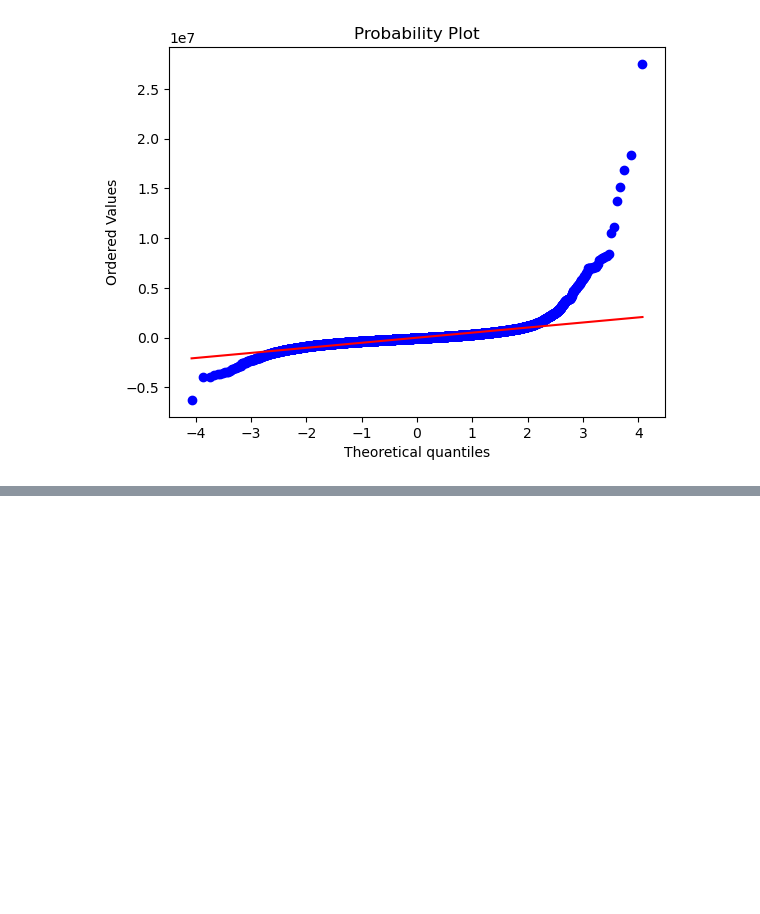
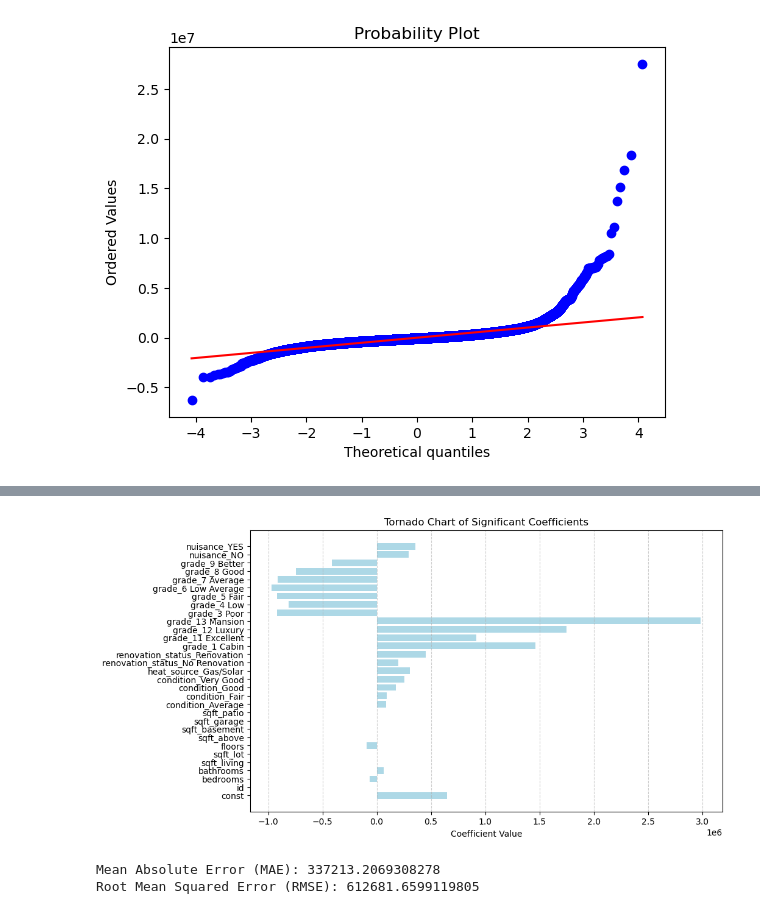
Before and after one commit to jguzzo522/project2house, a Jupyter notebook: housepj2.ipynb, the cells around one changed output, grey strips where cells are left out. Saved outputs shown, nothing was run; the diff lists cells and outputs as text; code cells hidden in the pictures; blank space fills up the shorter version.

```diff
--- a/housepj2.ipynb
+++ b/housepj2.ipynb
@@ -1367,0 +1894,33 @@ print(model.summary())
+# %%
+# Create a tornado chart using significant variable names and coefficients
+plt.figure(figsize=(10, 6))
+plt.barh(range(len(significant_vars2)), significant_vars2.values, color='lightblue')
+plt.yticks(range(len(significant_vars2)), significant_vars2.index)
+plt.xlabel('Coefficient Value')
+plt.title('Tornado Chart of Significant Coefficients')
+plt.grid(axis='x', linestyle='--', alpha=0.6)
+plt.show()
+# %% [output]
+[figure, added]
+# %%
+from sklearn.metrics import mean_absolute_error, mean_squared_error
+import numpy as np
+
+# Make predictions using the significant variables
+predictions_significant2 = modelsig2.predict(predictors_int)
+
+# Actual target values
+actual_values = df_cleaned2['price']
+
+# Calculate Mean Absolute Error (MAE)
+mae_significant2 = mean_absolute_error(actual_values, predictions_significant2)
+
+# Calculate Root Mean Squared Error (RMSE)
+rmse_significant2 = np.sqrt(mean_squared_error(actual_values, predictions_significant2))
+
+# Print the results
+print("Mean Absolute Error (MAE):", mae_significant2)
+print("Root Mean Squared Error (RMSE):", rmse_significant2)
+# %% [output]
+Mean Absolute Error (MAE): 337213.2069308278
+Root Mean Squared Error (RMSE): 612681.6599119805
```
Also changed, not shown: parts of 59 cells of this notebook.
